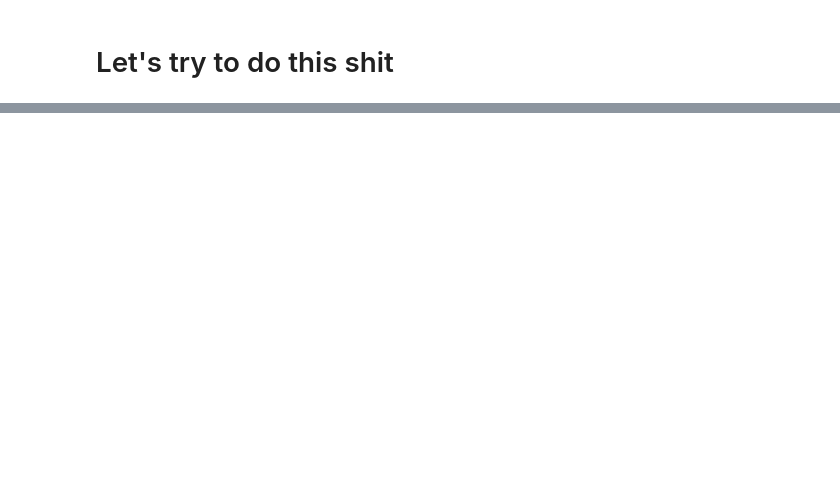
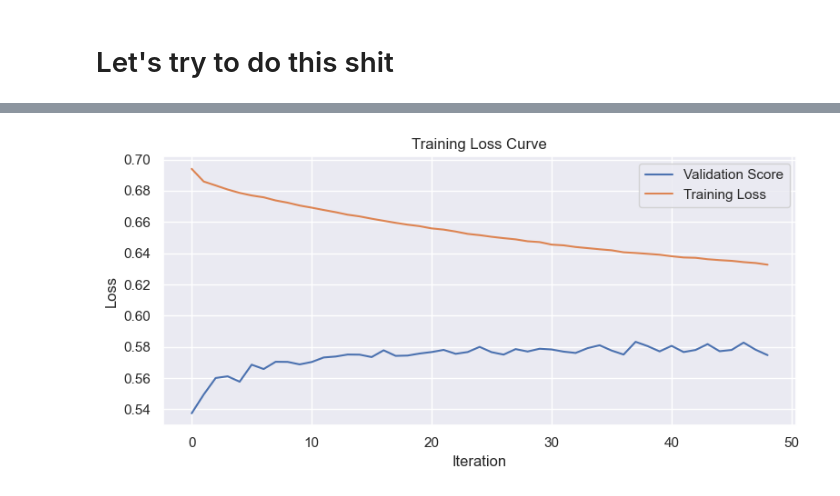
Before and after one commit to arthurdhonneur7/ML_finance_project, a Jupyter notebook: workspaces/arthur.ipynb, the cells around one changed output, grey strips where cells are left out. Cells and saved outputs as stored; diff of their text form; code cells hidden in the pictures; blank space fills up the shorter version.

Commit message:
adding strategy arthur

```diff
--- a/workspaces/arthur.ipynb
+++ b/workspaces/arthur.ipynb
@@ -79,0 +122,70 @@ ZYXI
+# %%
+from sklearn.neural_network import MLPClassifier
+from sklearn.metrics import classification_report, accuracy_score
+import matplotlib.pyplot as plt
+import seaborn as sns
+
+sns.set_theme()
+
+# ==== Select features and target ====
+selected_features = [col for col in df.columns if col not in ['SYMBOL', 'DATETIME', 'NEXT_LOG_RETURN', 'NEXT_DIRECTION']]
+target_col = 'NEXT_DIRECTION'
+
+# ==== Prepare data ====
+X_train = train_df[selected_features].values
+y_train = ((train_df[target_col].values > 0).astype(int))  # convert -1/1 to 0/1
+
+X_test = test_df[selected_features].values
+y_test = ((test_df[target_col].values > 0).astype(int))  # convert -1/1 to 0/1
+# %%
+# ==== Define Neural Network ====
+mlp = MLPClassifier(
+    hidden_layer_sizes=(128, 64),
+    activation='relu',
+    solver='adam',
+    alpha=1e-4,
+    learning_rate='adaptive',
+    max_iter=50,
+    batch_size=512,
+    random_state=42,
+    early_stopping=True,
+    verbose=True
+)
+
+# ==== Train model ====
+mlp.fit(X_train, y_train)
+
+# ==== Plot Training Loss Curve ====
+plt.figure(figsize=(8, 4))
+plt.plot(mlp.validation_scores_, label='Validation Score')
+plt.plot(mlp.loss_curve_, label='Training Loss')
+plt.title("Training Loss Curve")
+plt.xlabel("Iteration")
+plt.ylabel("Loss")
+plt.grid(True)
+plt.legend()
+plt.tight_layout()
+plt.show()
+
+# ==== Evaluate ====
+y_pred = mlp.predict(X_test)
+accuracy = accuracy_score(y_test, y_pred)
+report = classification_report(y_test, y_pred)
+
+print(f"\nTest Accuracy: {accuracy:.4f}")
+print("Classification Report:\n", report)
+
+test_df['PREDICTION'] = y_pred
+
+result_df = test_df[['SYMBOL', 'DATETIME', 'LOG_RETURN', 'NEXT_LOG_RETURN','NEXT_DIRECTION', 'PREDICTION', 'DAY_OF_THE_WEEK', 'HOUR_OF_DAY']].set_index(['DATETIME'])
+
+result_df.loc[:,'NEXT_RETURN'] = np.exp(result_df['NEXT_LOG_RETURN']) - 1
+
+result_df.loc[:,'PREDICTION'] = np.where(result_df['PREDICTION'] == 1, 1, -1)
+
+result_df.loc[:,'ret_strategy'] = result_df['PREDICTION'] * result_df['NEXT_RETURN']
+result_df.loc[:,'cumprod_strategy'] = (1 + result_df['ret_strategy']).cumprod()
+
+sharpe_ratio_strategy = compute_sharpe_ratio(result_df['ret_strategy'])
+max_drawdown_strategy = compute_max_drawdown(result_df['cumprod_strategy'])
+# %% [output]
@@ -79,0 +209 @@ ZYXI
+[figure, added]
```
Also changed, not shown: parts of 17 cells of this notebook.
